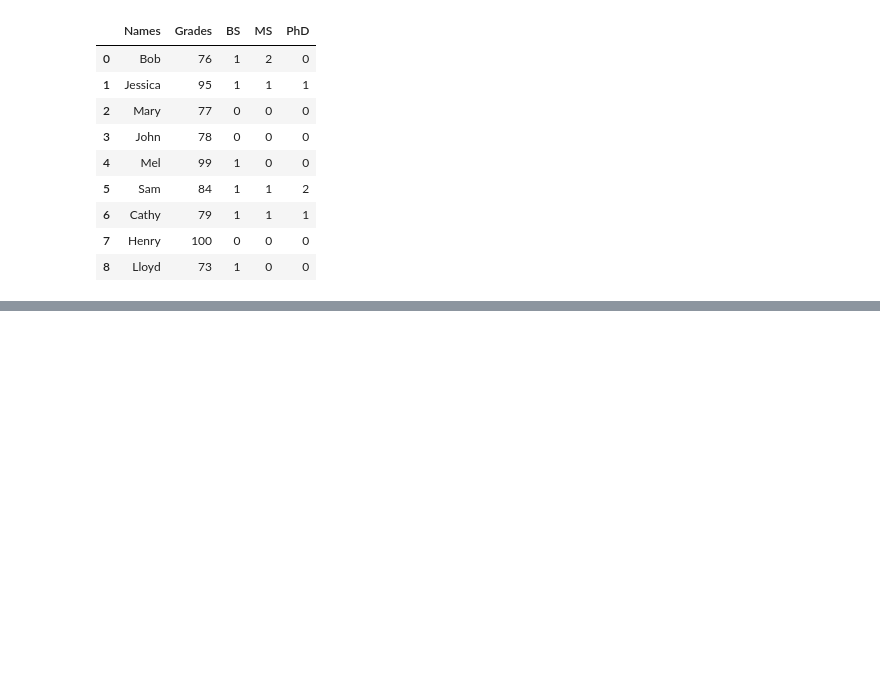
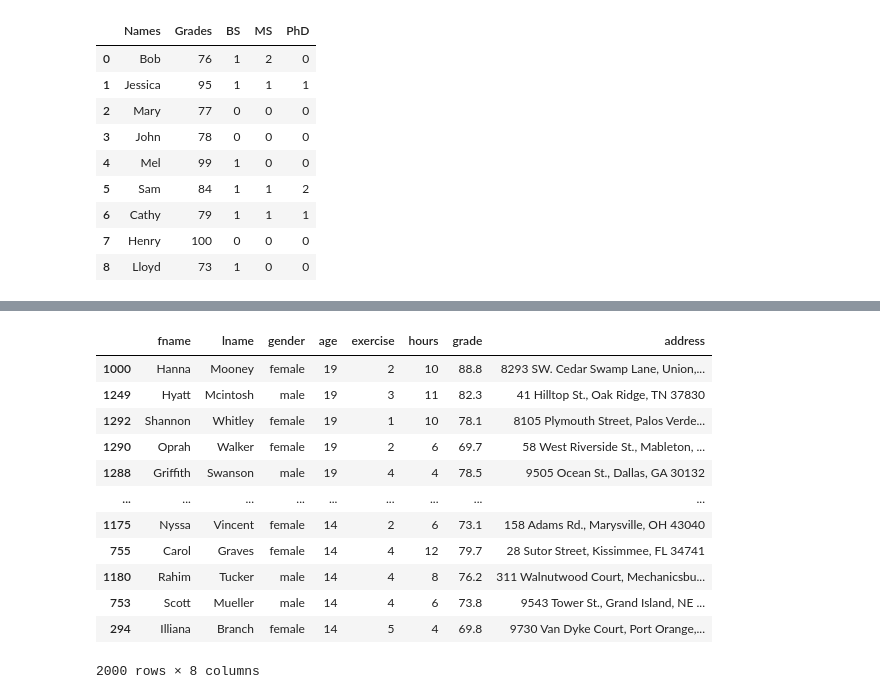
Before and after one commit to GTD2101-ACD-GA-EJ22/2-ADiagDatos, a Jupyter notebook: 1-SigDatos.ipynb, the cells around one changed output, grey strips where cells are left out. Cells and saved outputs as stored; diff of their text form; code cells hidden in the pictures; blank space fills up the shorter version.

```diff
--- a/1-SigDatos.ipynb
+++ b/1-SigDatos.ipynb
@@ -169,0 +174,7 @@ df
+# %%
+import pandas as pd
+
+Location = "datasets/gradedata.csv"
+df = pd.read_csv(Location)
+
+df.head()
@@ -169,0 +188,17 @@ df
+# %%
+df = df.sort_values(by='age', ascending=0)
+df
+# %% [output]
+|  | fname | lname | gender | age | exercise | hours | grade | address |
+| 1000 | Hanna | Mooney | female | 19 | 2 | 10 | 88.8 | 8293 SW. Cedar Swamp Lane, Union,... |
+| 1249 | Hyatt | Mcintosh | male | 19 | 3 | 11 | 82.3 | 41 Hilltop St., Oak Ridge, TN 37830 |
+| 1292 | Shannon | Whitley | female | 19 | 1 | 10 | 78.1 | 8105 Plymouth Street, Palos Verde... |
+| 1290 | Oprah | Walker | female | 19 | 2 | 6 | 69.7 | 58 West Riverside St., Mableton, ... |
+| 1288 | Griffith | Swanson | male | 19 | 4 | 4 | 78.5 | 9505 Ocean St., Dallas, GA 30132 |
+| ... | ... | ... | ... | ... | ... | ... | ... | ... |
+| 1175 | Nyssa | Vincent | female | 14 | 2 | 6 | 73.1 | 158 Adams Rd., Marysville, OH 43040 |
+| 755 | Carol | Graves | female | 14 | 4 | 12 | 79.7 | 28 Sutor Street, Kissimmee, FL 34741 |
+| 1180 | Rahim | Tucker | male | 14 | 4 | 8 | 76.2 | 311 Walnutwood Court, Mechanicsbu... |
+| 753 | Scott | Mueller | male | 14 | 4 | 6 | 73.8 | 9543 Tower St., Grand Island, NE ... |
+| 294 | Illiana | Branch | female | 14 | 5 | 4 | 69.8 | 9730 Van Dyke Court, Port Orange,... |
+2000 rows × 8 columns
```
Also changed, not shown: parts of 11 cells of this notebook.
